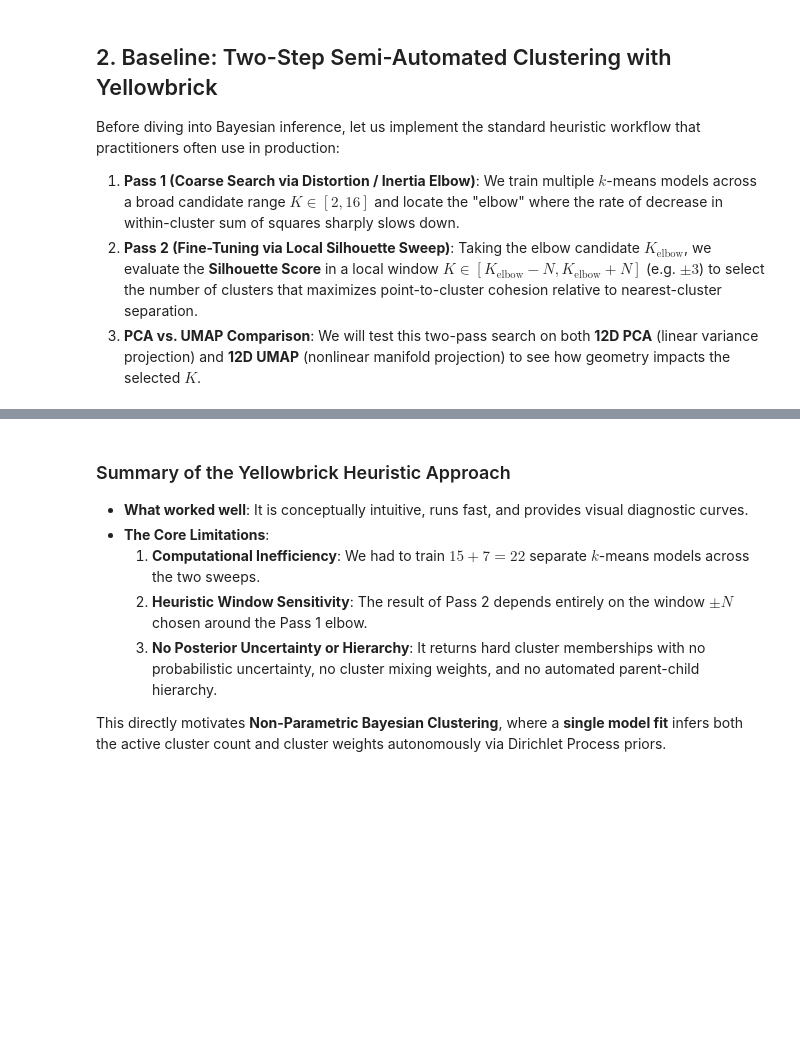
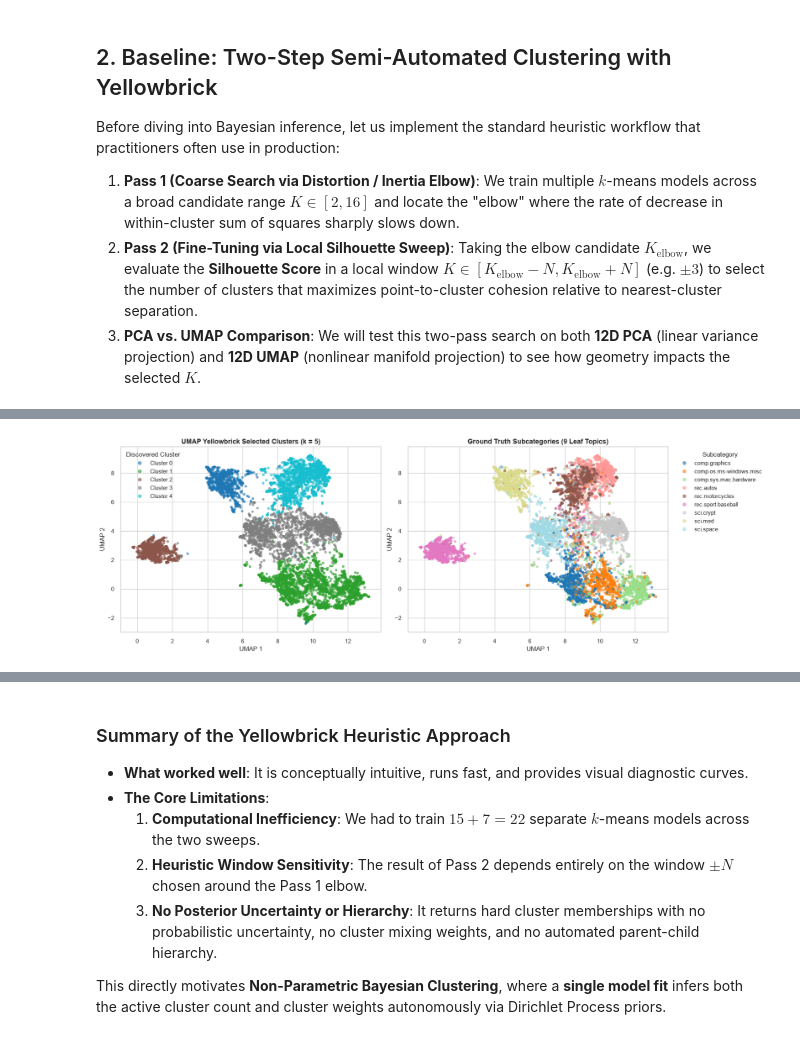
Before and after one commit to sam-tritto/bayesian-clustering, a Jupyter notebook: bayesian_clustering_tutorial.ipynb, the cells around one changed output, grey strips where cells are left out. Drawn from its saved outputs; the diff is of its cells as text; code cells hidden in the pictures; blank space fills up the shorter version.

```diff
--- a/bayesian_clustering_tutorial.ipynb
+++ b/bayesian_clustering_tutorial.ipynb
@@ -186,3 +260,35 @@ print(f"--> UMAP Yellowbrick Result: k = {k_best_umap} | Leaf V-Measure: {umap_y
+# %%
+# -------------------------------------------------------------------------
+# Visualize UMAP Yellowbrick Clusters vs. Ground Truth Subcategories
+# -------------------------------------------------------------------------
+fig, axes = plt.subplots(1, 2, figsize=(18, 6))
+
+# Left: Discovered Yellowbrick Clusters on UMAP 2D coordinates
+scatter_u = axes[0].scatter(
+    umap_2d[:, 0], umap_2d[:, 1],
+    c=km_umap.labels_, cmap="tab10", alpha=0.6, s=15
+)
+axes[0].set_title(f"UMAP Yellowbrick Selected Clusters (k = {k_best_umap})", fontsize=13, fontweight="bold")
+axes[0].set_xlabel("UMAP 1")
+axes[0].set_ylabel("UMAP 2")
+handles_u, _ = scatter_u.legend_elements()
+axes[0].legend(handles_u, [f"Cluster {i}" for i in range(k_best_umap)], title="Discovered Cluster", loc="best")
+
+# Right: Ground Truth 9 Subcategories
+scatter_gt = axes[1].scatter(
+    umap_2d[:, 0], umap_2d[:, 1],
+    c=fine_labels, cmap="tab20", alpha=0.6, s=15
+)
+axes[1].set_title("Ground Truth Subcategories (9 Leaf Topics)", fontsize=13, fontweight="bold")
+axes[1].set_xlabel("UMAP 1")
+axes[1].set_ylabel("UMAP 2")
+handles_gt, _ = scatter_gt.legend_elements()
+axes[1].legend(handles_gt, fine_names, bbox_to_anchor=(1.02, 1), loc="upper left", title="Subcategory")
+
+plt.tight_layout()
+plt.show()
+# %% [output]
+[figure, added]
 # %%
 # -------------------------------------------------------------------------
 # PCA Workflow: Pass 1 (Distortion Elbow) & Pass 2 (Local Silhouette Sweep)
```
Also changed, not shown: parts of 17 cells of this notebook, 1 other file.
